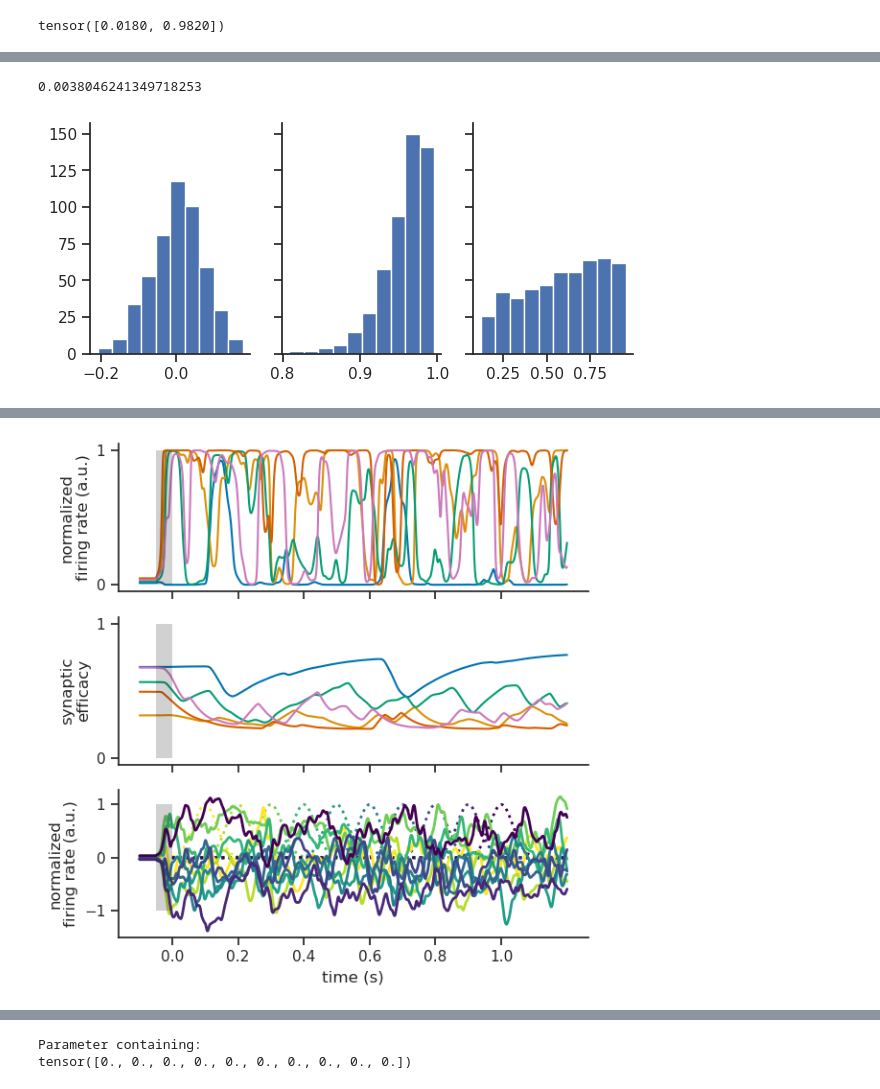
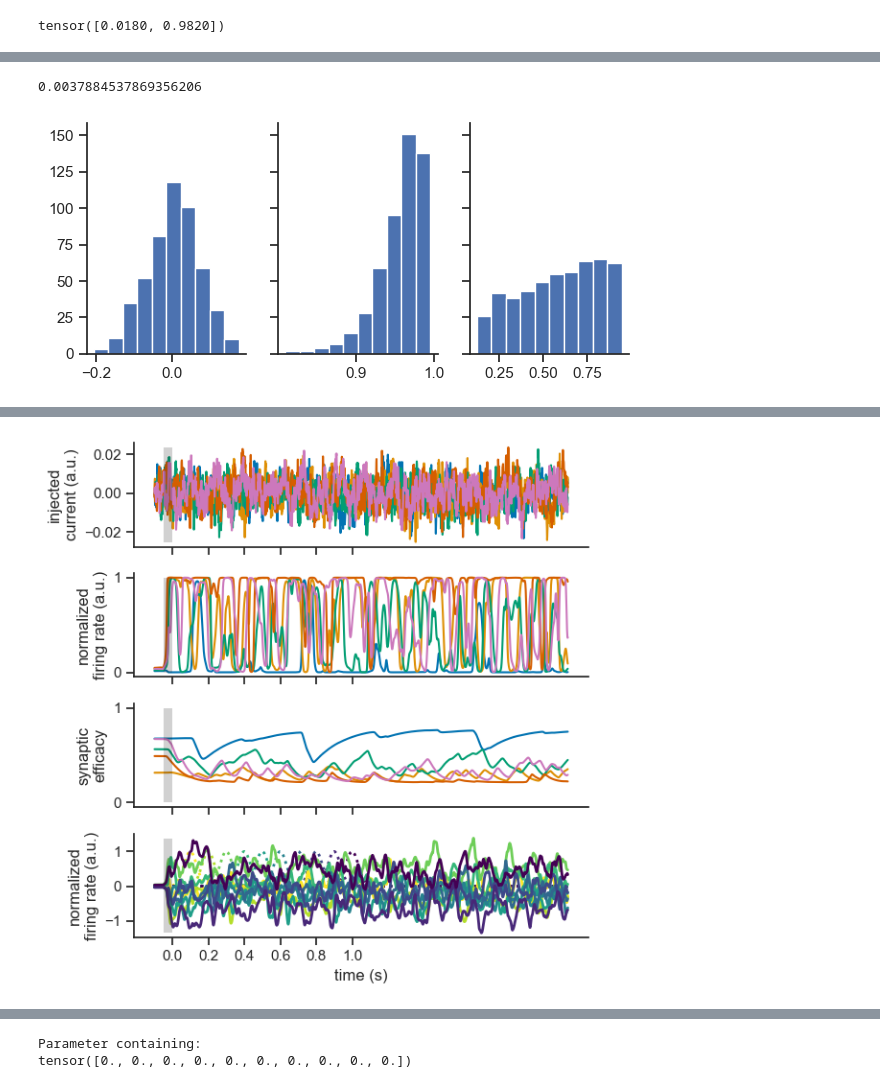
Before and after one commit to rythorpe/time_coding, a Jupyter notebook: aux_dev.ipynb, the cells around one changed output, grey strips where cells are left out. Saved outputs shown, nothing was run; the diff lists cells and outputs as text; code cells hidden in the pictures.

Commit message:
WIP: visualize noise

```diff
--- a/aux_dev.ipynb
+++ b/aux_dev.ipynb
@@ -67,6 +67,8 @@ inputs = torch.zeros((n_batches, n_times, n_inputs))
 perturb_dur = 0.05  # 50 ms
 perturb_win_mask = np.logical_and(times > -perturb_dur, times < 0)
 inputs[:, perturb_win_mask, :] = 0.1
+noise_tau = 0.01
+noise_std = 0.0
 
 # define output targets
 # set std s.t. amplitude decays to 1/e at intersection with next target
@@ -117,8 +119,10 @@ for max_iter in n_beta_steps:
             state_vars_, _ = test_and_get_stats(inputs, targets, times,
                                                 model, loss_fn, h_0, r_0, u_0,
                                                 include_stp=True,
+                                                noise_tau=noise_tau,
+                                                noise_std=noise_std,
                                                 plot=False)
-            hidden_sr_t_, r_t_, u_t_, output_sr_t_ = state_vars_
+            ext_in_, hidden_sr_t_, r_t_, u_t_, output_sr_t_ = state_vars_
             syn_eff_ = r_t_* u_t_
             gain_adjustment = model.p_rel.mean() / syn_eff_.mean()
             model.gain = init_gain * gain_adjustment
@@ -184,10 +188,10 @@ def func_roots(x):
 
     model.eval()
     with torch.no_grad():
-        h_t, r_t, u_t = model(inputs, h_0=h_0, r_0=r_0, u_0=u_0, dt=dt,
-                              return_deriv=True, include_stp=True)
+        dhdt, drdt, dudt = model(inputs, h_0=h_0, r_0=r_0, u_0=u_0, dt=dt,
+                                 return_deriv=True, include_stp=True)
 
-    return torch.concat((h_t, r_t, u_t))
+    return torch.concat((dhdt, drdt, dudt))
 
 # set initial conditions of recurrent units fixed across iterations of
 # training and testing
@@ -211,8 +215,8 @@ axes[2].hist(sol.x[2 * n_hidden:3 * n_hidden])
 # axes[2].set_xlim([0, 1])
 print(sol.x[:n_hidden].mean())
 # %% [output]
-0.0038046241349718253
+0.0037884537869356206
-[figure, old version]
+[figure, new version]
 # %%
 # define inputs (for contextual modulation / recurrent perturbations)
 include_stp = True
@@ -221,6 +225,7 @@ inputs = torch.zeros((n_batches, n_times, n_inputs))
 perturb_dur = 0.05  # 50 ms
 perturb_win_mask = np.logical_and(times > -perturb_dur, times < 0)
 inputs[:, perturb_win_mask, :] = 0.1
+noise_tau = 0.01
 
 # define output targets
 # set std s.t. amplitude decays to 1/e at intersection with next target
@@ -250,58 +255,42 @@ r_0 = r_0.to(device)
 u_0 = u_0.to(device)
 
 # plot model output before training
-_, sim_stats_0 = test_and_get_stats(inputs, targets, times,
-                                    model, loss_fn, h_0, r_0, u_0,
-                                    include_stp=include_stp, plot=True)
+noise_std = 1e-1
+_, sim_stats_pre = test_and_get_stats(inputs, targets, times,
+                                      model, loss_fn, h_0, r_0, u_0,
+                                      include_stp=include_stp,
+                                      noise_tau=noise_tau,
+                                      noise_std=noise_std,
+                                      plot=True)
 
-weights_0 = model.gain * model.W_hh * model.presyn_scaling.detach()
-
-# pre-train
-# max_iter_pretrain = 10
-# for iter_idx in range(max_iter_pretrain):
-#     _ = pre_train(inputs, times, model, h_0)
+weights_pre = model.gain * model.W_hh * model.presyn_scaling.detach()
 
 # # train model weights
+# noise_std = 1e-4
 # max_iter = 500
 # convergence_reached = False
 # loss_per_iter = list()
 # for iter_idx in range(max_iter):
-#     print(f"Iteration {iter_idx + 1}")
-#     # loss, param_dist = train_force(inputs, targets, times, model, loss_fn,
-#     #                                optimizer, h_0, r_0, u_0,
-#     #                                presyn_idx=iter_idx)
-#     # loss = train_bptt_sparse(inputs, targets, times, model, loss_fn, optimizer,
-#     #                          h_0, r_0, u_0, p_backprop=0.2)
 #     loss = train_bptt(inputs, targets, times, model, loss_fn, optimizer,
 #                       h_0, r_0, u_0, dt=dt, include_stp=include_stp,
-#                       noise_tau=0.01, noise_std=1e-4)
+#                       noise_tau=noise_tau, noise_std=noise_std)
 #     loss_per_iter.append(loss)
-#     # if len(loss_per_iter) >= 10:
-#     #     mean_diff = np.diff(loss_per_iter[-10:]).mean()
-#     #     if np.abs(mean_diff) < 1e-4:
-#     #         convergence_reached = True
-#     #         break
+#     print(f"Training trial {iter_idx} complete!")
 
-# weights_1 = model.gain * model.W_hh * model.presyn_scaling.detach()
-
-# # print(f"Trial {sample_idx} training complete!!")
-# if not convergence_reached:
-#     print(f"Warning: didn't converge!!!")
+# weights_post = model.gain * model.W_hh * model.presyn_scaling.detach()
 
 # # investigate fitted model
 # # plot model output after training
-# state_vars_1, sim_stats_1 = test_and_get_stats(inputs, targets, times,
-#                                                model, loss_fn, h_0, r_0, u_0,
-#                                                include_stp=include_stp,
-#                                                plot=True)
-# hidden_sr_1, r_1, u_1, output_sr_1 = state_vars_1
-# loss_per_iter.append(sim_stats_1['loss'])
-# # loss when the output flatlines
-# loss_baseline = targets[:, times > 0, :].mean()
-# # losses = np.array(loss_per_iter) / loss_baseline.item()
-# losses = np.array(loss_per_iter)
+# noise_std = 0.0
+# state_vars_post, sim_stats_post = test_and_get_stats(
+#     inputs, targets, times, model, loss_fn, h_0, r_0, u_0,
+#     include_stp=include_stp, noise_tau=noise_tau, noise_std=noise_std,
+#     plot=True)
+
+# ext_in_post, hidden_sr_post, r_post, u_post, output_sr_post = state_vars_post
+# loss_per_iter.append(sim_stats_post['loss'])
 
 # # plot loss across training
-# fig_learning = plot_learning(losses, max_iter=None)
+# fig_learning = plot_learning(np.array(loss_per_iter), max_iter=None)
 # # plt.savefig('/home/ryan/Desktop/training_loss_force.png')
 # %% [output]
@@ -309 +298 @@ Test loss: 5.303073
-[figure, old version]
+[figure, new version]
```
Also changed, not shown: parts of 19 cells of this notebook, 3 other files.
